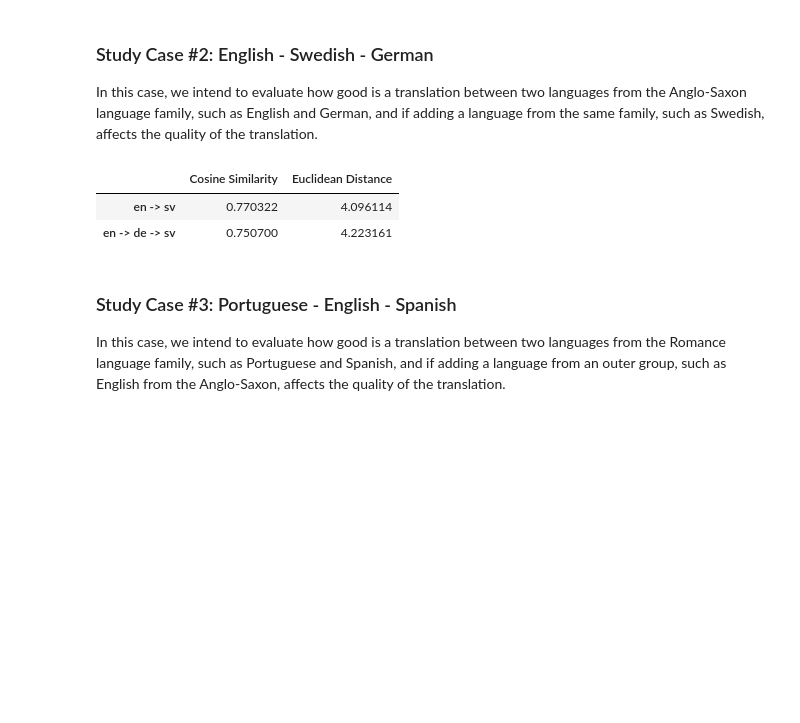
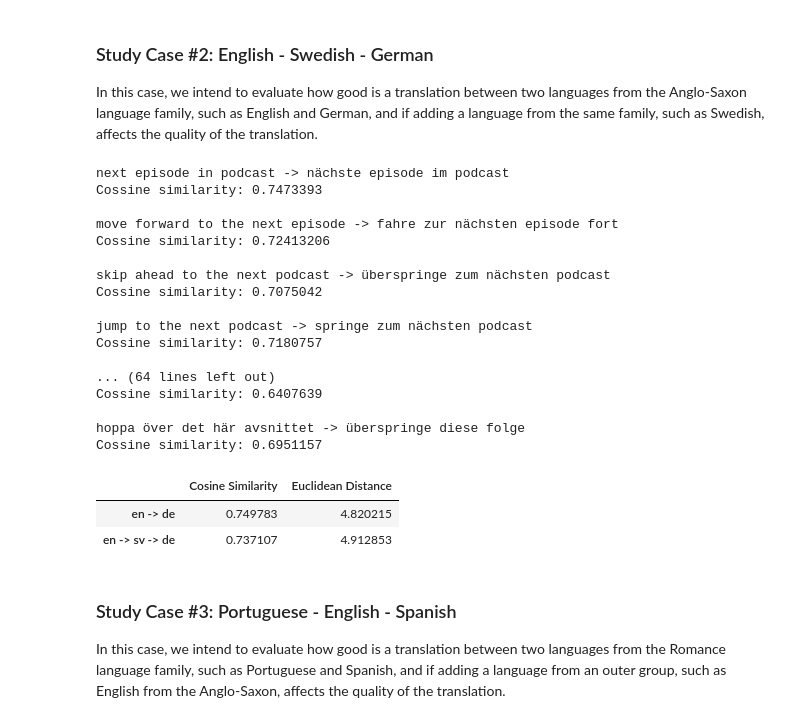
Before and after one commit to AlexSantoss/WordEmbedding-Translator, a Jupyter notebook: Translator.ipynb, the cells around one changed output. Drawn from its saved outputs; the diff is of its cells as text; code cells hidden in the pictures; blank space fills up the shorter version.

Commit message:
Showing generated sentences with the metrics

```diff
--- a/Translator.ipynb
+++ b/Translator.ipynb
@@ -60,7 +60,7 @@ for language, value in PATHS.items():
     sentences = value[1]
 
     print(f'Loading {model}...')
-    MODELS[language], SENTENCES[language] = load_files(model, sentences, 100000)
+    MODELS[language], SENTENCES[language] = load_files(model, sentences, 1250000)
     print(f'Finished loading {model}\n')
 
 print('\nAll models and sentences are now loaded!')
@@ -158,7 +158,7 @@ def evaluate_single_cosine_similarity(origin_lang, target_lang):
     evaluate_single_cosine_similarity('pt', 'en')
     '''
 
-    for index in range(5):
+    for index in range(9):
         print(TEST_SET[origin_lang][index][0], '->', TEST_SET[target_lang][index][0])
 
         vector_translated = TRANSLATIONS[origin_lang][target_lang] @ TEST_SET[origin_lang][index][1]
@@ -240,6 +246,7 @@ def avaliate_path(path):
 
     for (origin, target) in pairwise(path):
         translation_matrix = TRANSLATIONS[origin][target] @ translation_matrix
+        evaluate_single_cosine_similarity(origin, target)
 
     vectors = [translation_matrix @ v for _, v in TEST_SET[path[0]] ]
     vectors_target = [v for _, v in TEST_SET[path[-1]]]
@@ -290,12 +315,29 @@ exp1
 ### Study Case #2: English - Swedish - German
 In this case, we intend to evaluate how good is a translation between two languages from the Anglo-Saxon language family, such as English and German, and if adding a language from the same family, such as Swedish, affects the quality of the translation.
 # %%
-exp2 = avaliate_possible_paths(['en', 'de', 'sv'])
+exp2 = avaliate_possible_paths(['en', 'sv', 'de'])
 exp2
 # %% [output]
+next episode in podcast -> nächste episode im podcast
+Cossine similarity: 0.7473393
+
+move forward to the next episode -> fahre zur nächsten episode fort
+Cossine similarity: 0.72413206
+
+skip ahead to the next podcast -> überspringe zum nächsten podcast
+Cossine similarity: 0.7075042
+
+jump to the next podcast -> springe zum nächsten podcast
+Cossine similarity: 0.7180757
+
+... (64 lines left out)
+Cossine similarity: 0.6407639
+
+hoppa över det här avsnittet -> überspringe diese folge
+Cossine similarity: 0.6951157
 |  | Cosine Similarity | Euclidean Distance |
-| en -> sv | 0.770322 | 4.096114 |
-| en -> de -> sv | 0.750700 | 4.223161 |
+| en -> de | 0.749783 | 4.820215 |
+| en -> sv -> de | 0.737107 | 4.912853 |
 # %% [markdown]
 ### Study Case #3: Portuguese - English - Spanish
 In this case, we intend to evaluate how good is a translation between two languages from the Romance language family, such as Portuguese and Spanish, and if adding a language from an outer group, such as English from the Anglo-Saxon, affects the quality of the translation.
```
Also changed, not shown: parts of 11 cells of this notebook, 1 other file.
